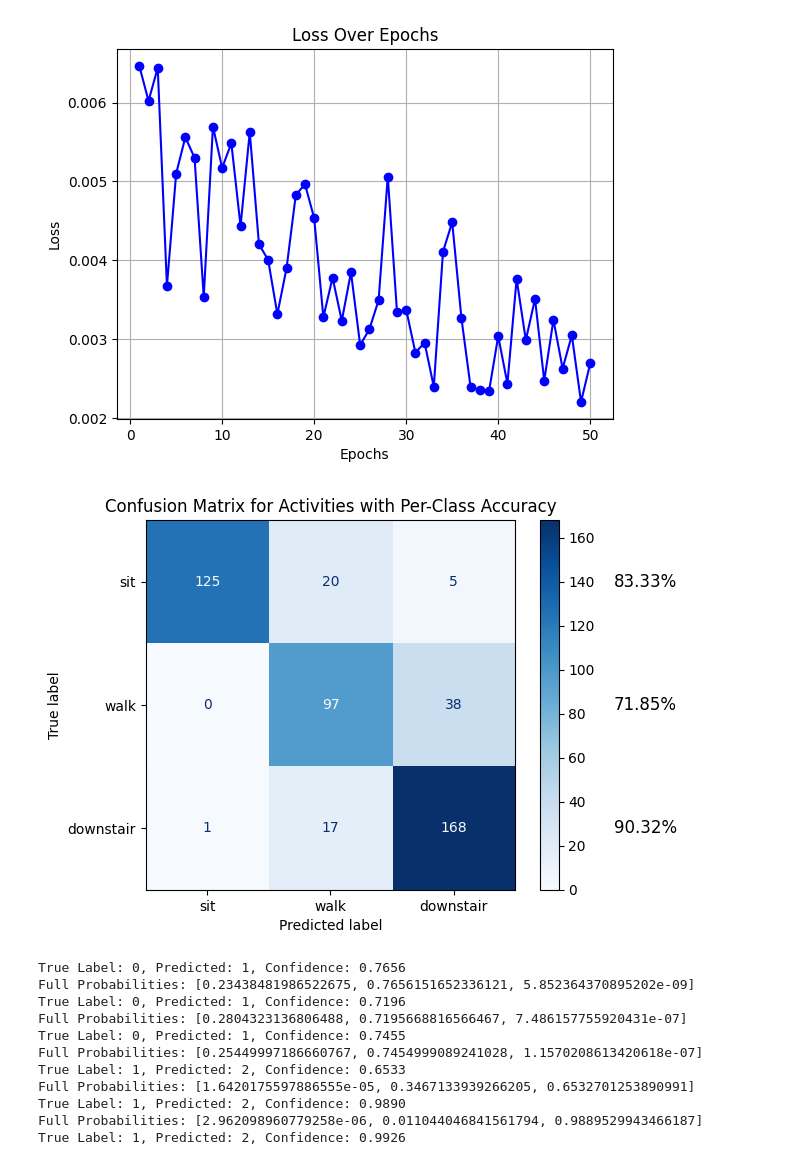
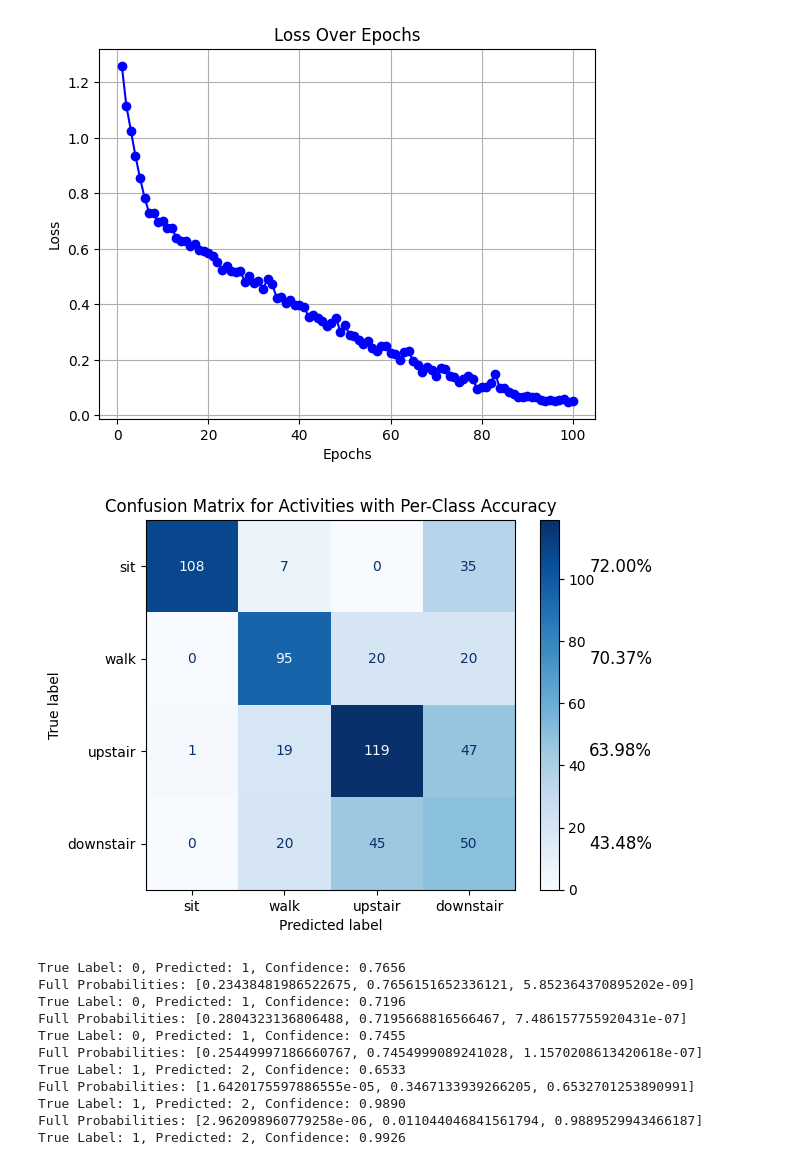
Before and after one commit to yuanhengm17/mgh-research-classification, a Jupyter notebook: CNN.ipynb, the cells around one changed output. Saved outputs shown, nothing was run; the diff lists cells and outputs as text; code cells hidden in the pictures.

```diff
--- a/CNN.ipynb
+++ b/CNN.ipynb
@@ -14,16 +14,16 @@ import numpy as np
 
 # Firebase Initialization
 cred = credentials.Certificate("adminkey.json")
-#firebase_admin.initialize_app(cred)
+firebase_admin.initialize_app(cred)
 db = firestore.client()
 
 # Constants
 INCLUDE_ONLY = ['Stephen', 'Lillian', 'Ren', 'Yuanheng', 'Ethan']
-ACTIVITIES = ['sit', 'walk', 'upstair']
+ACTIVITIES = ['sit', 'walk', 'upstair','downstair']
 CHUNK_SIZE = 0.5  # in seconds (can be a decimal)
 SAMPLING_RATE = 100  # Hz
 START_FROM, END_TO = 200, 300
-NUM_CLASSES = 3
+NUM_CLASSES = 4
 # %%
 # Data Structures
 def fetch_data(collection_name, activities, include_only, time_start=500, time_end=8000):
@@ -189,7 +189,7 @@ criterion = nn.CrossEntropyLoss()
 scheduler = torch.optim.lr_scheduler.ReduceLROnPlateau(optimizer, mode='min', factor=0.5, patience=5, min_lr=1e-5)
 # %%
 # Training loop with validation
-epochs = 50
+epochs = 100
 losses = []
 for epoch in range(epochs):
     model.train()
@@ -236,14 +237,14 @@ plt.ylabel('Loss')
 plt.grid(True)
 plt.show()
 # %% [output]
-[figure, old version]
+[figure, new version]
 # %%
 # Import necessary libraries
 from sklearn.metrics import confusion_matrix, ConfusionMatrixDisplay
 import matplotlib.pyplot as plt
 
 # Activities for the Confusion matrix
-ACTIVITIES = ['sit', 'walk','downstair']
+ACTIVITIES = ['sit', 'walk','upstair','downstair']
 
 # Model evaluation (confusion matrix)
 model.eval()
@@ -252,35 +253,35 @@ all_labels = []
 
 # Loop through the test loader to collect predictions and true labels
 with torch.no_grad():
     for batch_X, batch_y in test_loader:
         outputs = model(batch_X)
         _, predicted = torch.max(outputs, 1)
         all_predictions.extend(predicted.cpu().numpy())
         all_labels.extend(batch_y.cpu().numpy())
 
 # Compute the confusion matrix, explicitly specifying the labels
-conf_matrix = confusion_matrix(all_labels, all_predictions, labels=[0, 1, 2])
+conf_matrix = confusion_matrix(all_labels, all_predictions, labels=[0, 1, 2,3])
 
 # Assuming conf_matrix and ACTIVITIES are already defined
 class_accuracies = np.diag(conf_matrix) / np.sum(conf_matrix, axis=1)  # Compute per-class accuracy
 
 # Display the confusion matrix
 disp = ConfusionMatrixDisplay(conf_matrix, display_labels=ACTIVITIES)
 fig, ax = plt.subplots()
 disp.plot(cmap=plt.cm.Blues, ax=ax)
 
 # Add per-class accuracy text
 for i, activity in enumerate(ACTIVITIES):
     acc_text = f"{class_accuracies[i] * 100:.2f}%"
     ax.text(
         len(ACTIVITIES) + 0.3, i, acc_text,
         fontsize=12, verticalalignment='center', color='black'
     )
 
 plt.title("Confusion Matrix for Activities with Per-Class Accuracy")
 plt.show()
 # %% [output]
-[figure, old version]
+[figure, new version]
 # %%
 import torch.nn.functional as F
 
```
Also changed, not shown: parts of 1 cell of this notebook, 1 other file.
